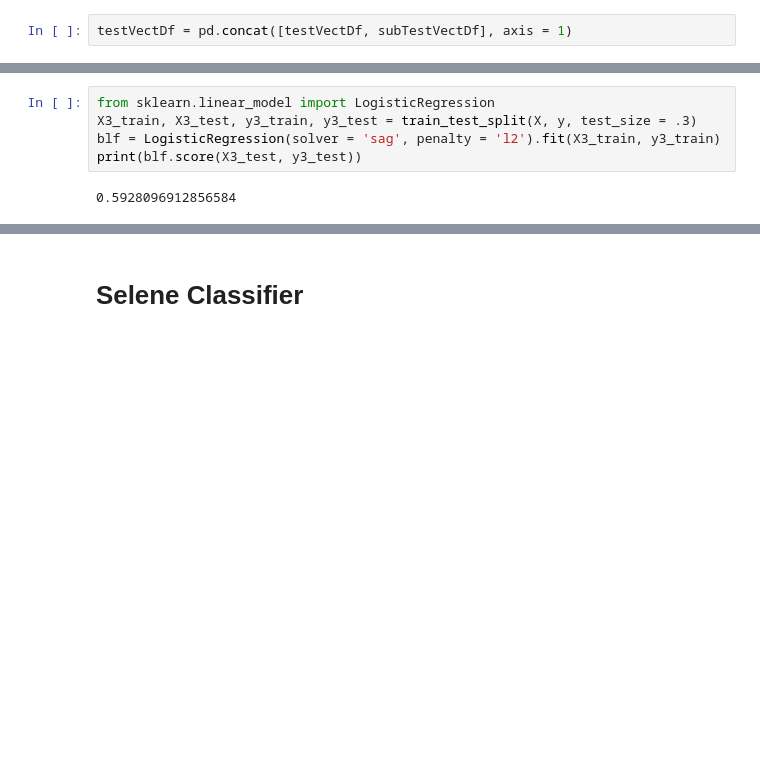
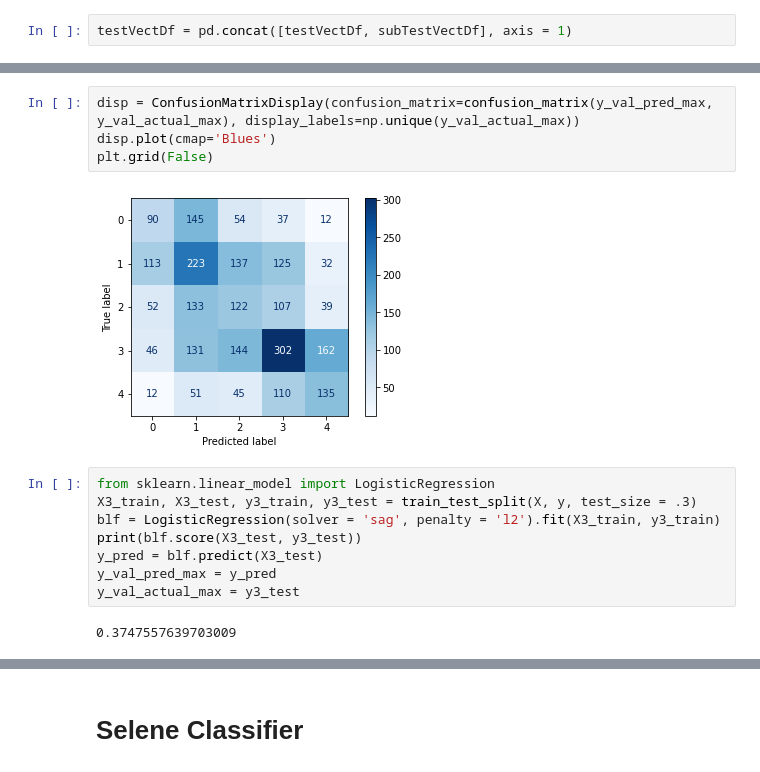
Before and after one commit to jfranc33/movieSentiment, a Jupyter notebook: classifier1.ipynb, the cells around one changed output, grey strips where cells are left out. Cells and saved outputs as stored; diff of their text form; blank space fills up the shorter version.

```diff
--- a/classifier1.ipynb
+++ b/classifier1.ipynb
@@ -506,7 +544,16 @@ Please also refer to the documentation for alternative solver options:
+# %%
+disp = ConfusionMatrixDisplay(confusion_matrix=confusion_matrix(y_val_pred_max, y_val_actual_max), display_labels=np.unique(y_val_actual_max))
+disp.plot(cmap='Blues')
+plt.grid(False)
+# %% [output]
+[figure, added]
 # %%
 from sklearn.linear_model import LogisticRegression
 X3_train, X3_test, y3_train, y3_test = train_test_split(X, y, test_size = .3)
 blf = LogisticRegression(solver = 'sag', penalty = 'l2').fit(X3_train, y3_train)
 print(blf.score(X3_test, y3_test))
+y_pred = blf.predict(X3_test)
+y_val_pred_max = y_pred
+y_val_actual_max = y3_test
 # %% [output]
-0.5928096912856584
+0.3747557639703009
```
Also changed, not shown: parts of 25 cells of this notebook, 4 other files.
